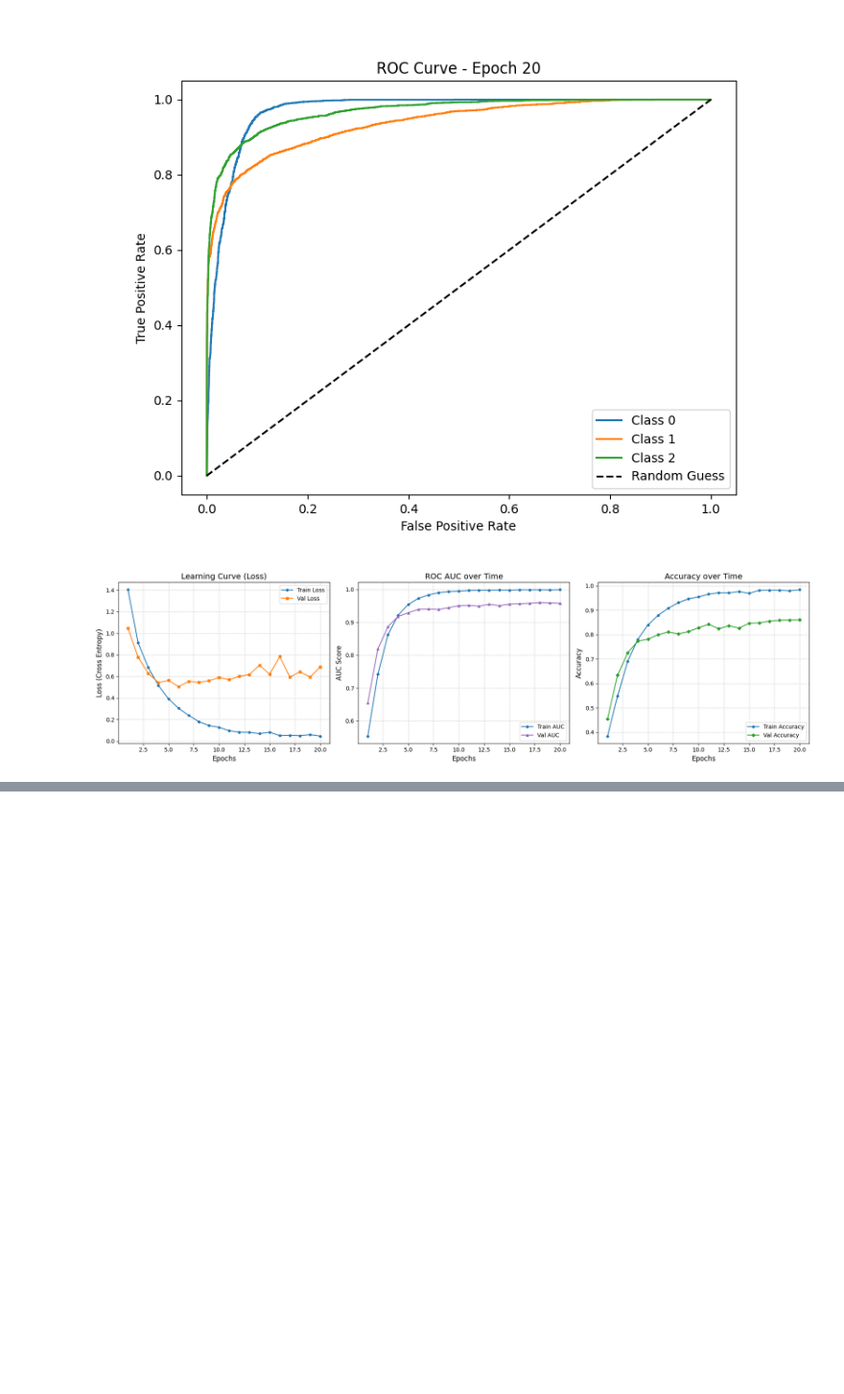
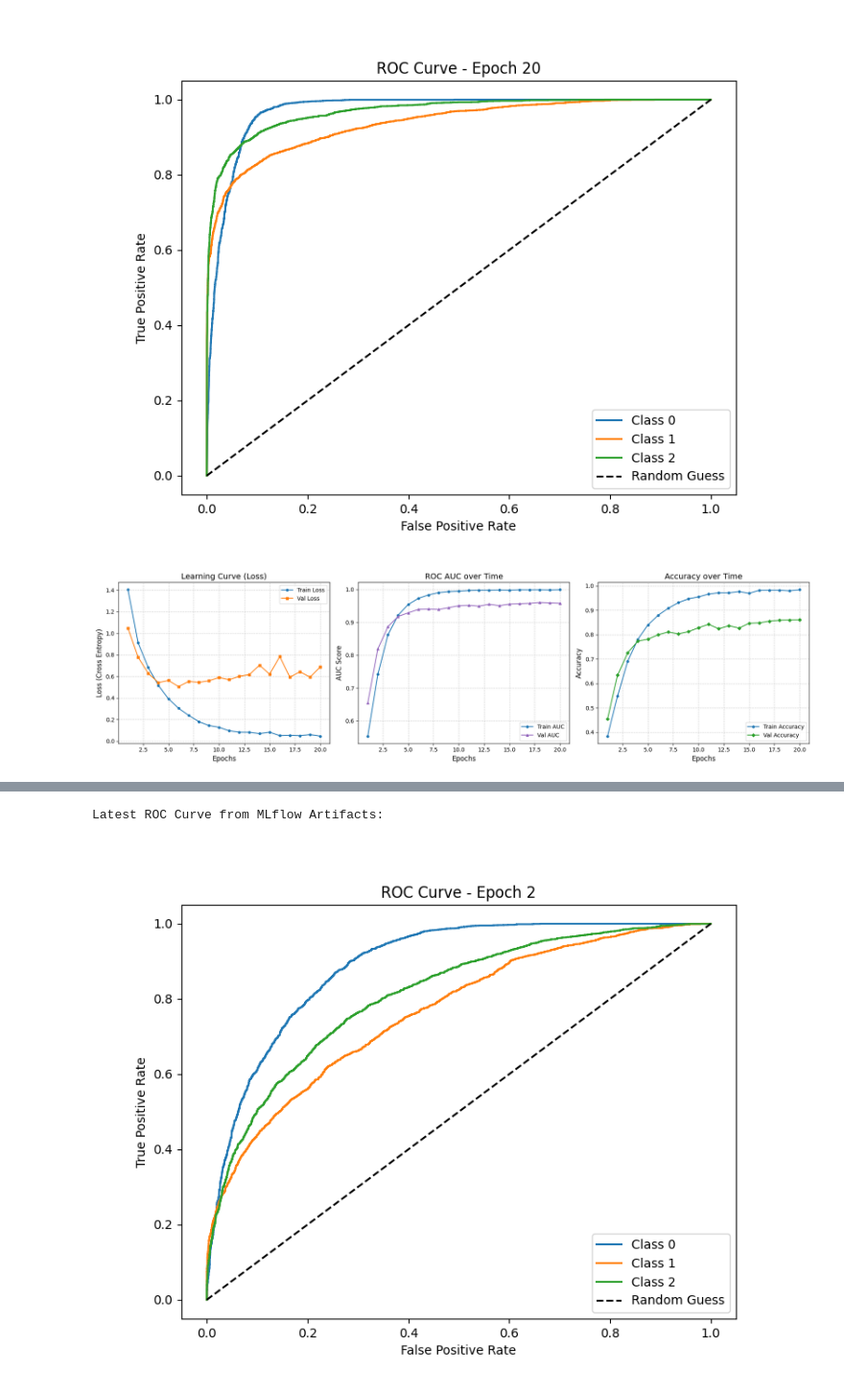
Before and after one commit to JaniShreyas/ML4Sci-Deeplense-Diffusion, a Jupyter notebook: Task_7_Physics_Guided_ML/Task_7_results_and_demo_training.ipynb, the cells around one changed output, grey strips where cells are left out. Shown at 96% size. Cells and saved outputs as stored; diff of their text form; code cells hidden in the pictures; blank space fills up the shorter version.

```diff
--- a/Task_7_Physics_Guided_ML/Task_7_results_and_demo_training.ipynb
+++ b/Task_7_Physics_Guided_ML/Task_7_results_and_demo_training.ipynb
@@ -230,0 +409,14 @@ Final Validation Accuracy: 0.8604
+# %%
+# Download the ROC curve image generated by the trainer and display it directly
+import tempfile
+
+with tempfile.TemporaryDirectory() as tmp_dir:
+    # Download the specific artifact
+    artifact_path = "validation_metrics/roc_curve_epoch_2.png"
+    local_path = client.download_artifacts(run_id, artifact_path, tmp_dir)
+
+    print("Latest ROC Curve from MLflow Artifacts:")
+    display(Image(filename=local_path))
+# %% [output]
+Latest ROC Curve from MLflow Artifacts:
+[figure, added]
```
Also changed, not shown: parts of 9 cells of this notebook, 4 other files.
